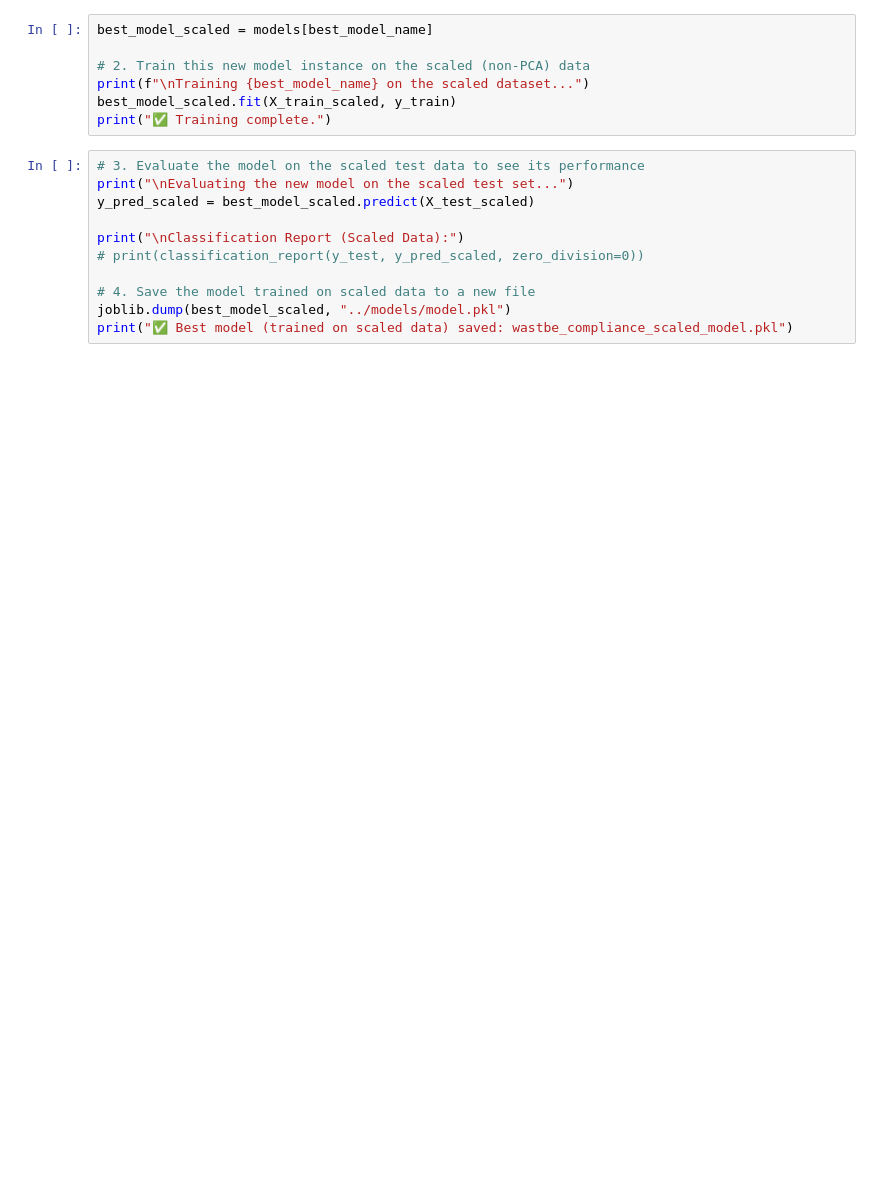
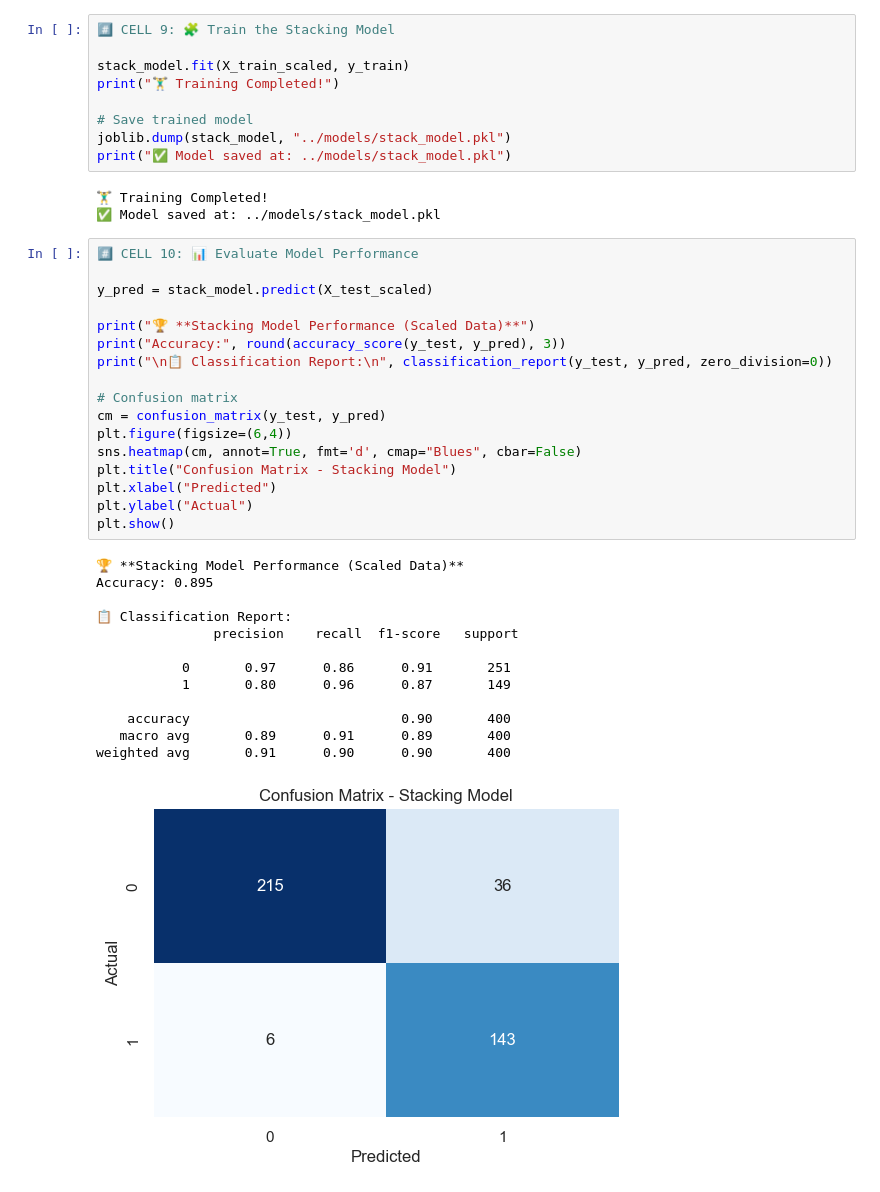
Before and after one commit to Shankar-CSE/Industrial-Waste-Compliance-Detector, a Jupyter notebook: Training_model/training.ipynb, the cells around one changed output. Drawn from its saved outputs; the diff is of its cells as text; blank space fills up the shorter version.

```diff
--- a/Training_model/training.ipynb
+++ b/Training_model/training.ipynb
@@ -93,19 +139,44 @@ plt.show()
 # %%
-best_model_scaled = models[best_model_name]
+#️⃣ CELL 9: 🧩 Train the Stacking Model
 
-# 2. Train this new model instance on the scaled (non-PCA) data
-print(f"\nTraining {best_model_name} on the scaled dataset...")
-best_model_scaled.fit(X_train_scaled, y_train)
-print("✅ Training complete.")
+stack_model.fit(X_train_scaled, y_train)
+print("🏋️‍♂️ Training Completed!")
+
+# Save trained model
+joblib.dump(stack_model, "../models/stack_model.pkl")
+print("✅ Model saved at: ../models/stack_model.pkl")
+# %% [output]
+🏋️‍♂️ Training Completed!
+✅ Model saved at: ../models/stack_model.pkl
 # %%
-# 3. Evaluate the model on the scaled test data to see its performance
-print("\nEvaluating the new model on the scaled test set...")
-y_pred_scaled = best_model_scaled.predict(X_test_scaled)
+#️⃣ CELL 10: 📊 Evaluate Model Performance
 
-print("\nClassification Report (Scaled Data):")
-# print(classification_report(y_test, y_pred_scaled, zero_division=0))
+y_pred = stack_model.predict(X_test_scaled)
 
-# 4. Save the model trained on scaled data to a new file
-joblib.dump(best_model_scaled, "../models/model.pkl")
-print("✅ Best model (trained on scaled data) saved: wastbe_compliance_scaled_model.pkl")
+print("🏆 **Stacking Model Performance (Scaled Data)**")
+print("Accuracy:", round(accuracy_score(y_test, y_pred), 3))
+print("\n📋 Classification Report:\n", classification_report(y_test, y_pred, zero_division=0))
+
+# Confusion matrix
+cm = confusion_matrix(y_test, y_pred)
+plt.figure(figsize=(6,4))
+sns.heatmap(cm, annot=True, fmt='d', cmap="Blues", cbar=False)
+plt.title("Confusion Matrix - Stacking Model")
+plt.xlabel("Predicted")
+plt.ylabel("Actual")
+plt.show()
+# %% [output]
+🏆 **Stacking Model Performance (Scaled Data)**
+Accuracy: 0.895
+
+📋 Classification Report:
+               precision    recall  f1-score   support
+
+           0       0.97      0.86      0.91       251
+           1       0.80      0.96      0.87       149
+
+    accuracy                           0.90       400
+   macro avg       0.89      0.91      0.89       400
+weighted avg       0.91      0.90      0.90       400
+[figure, added]
 # %%
```
Also changed, not shown: parts of 13 cells of this notebook, 6 other files.
